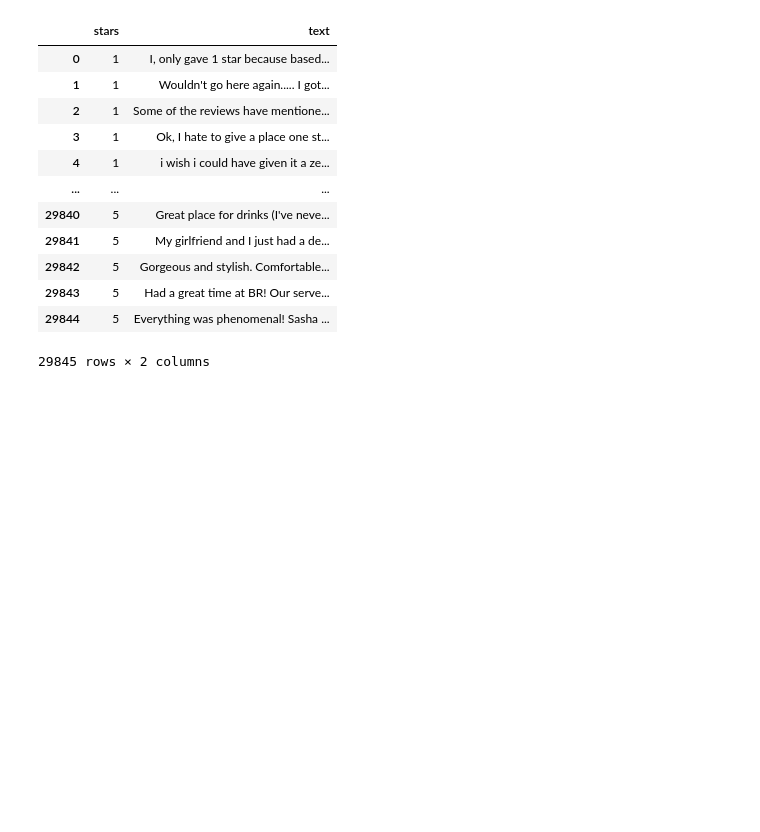
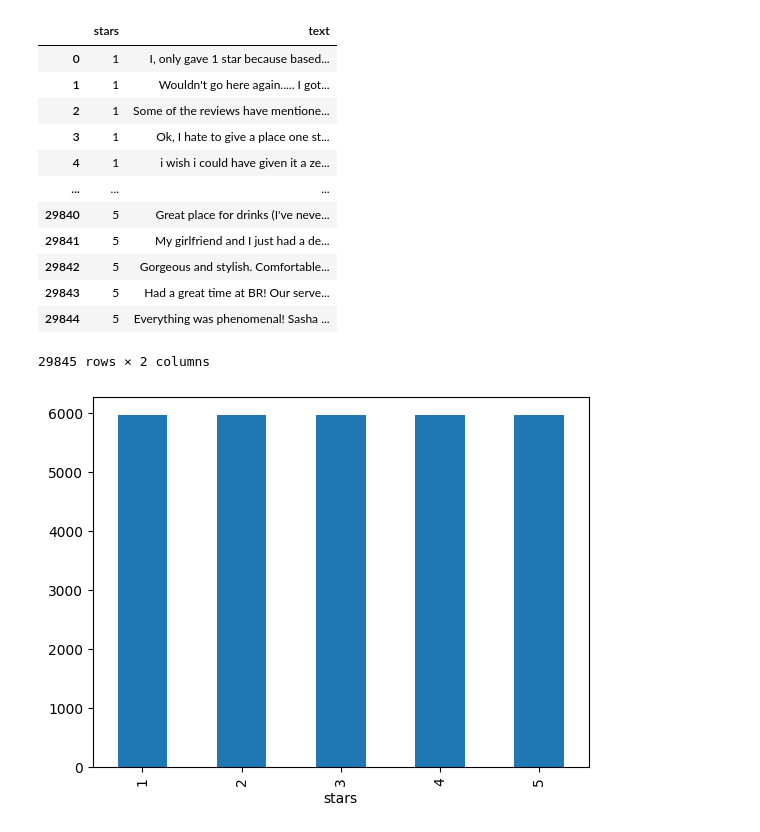
Before and after one commit to lrav35/yelp-review-classification, a Jupyter notebook: notebook-example.ipynb, the cells around one changed output. Cells and saved outputs as stored; diff of their text form; code cells hidden in the pictures; blank space fills up the shorter version.

```diff
--- a/notebook-example.ipynb
+++ b/notebook-example.ipynb
@@ -54,3 +54,9 @@ review_df
 | 29843 | 5 | Had a great time at BR! Our serve... |
 | 29844 | 5 | Everything was phenomenal! Sasha ... |
 29845 rows × 2 columns
+# %%
+# inspect distribution of classes
+review_df['stars'].value_counts().plot(kind='bar')
+plt.show()
+# %% [output]
+[figure, added]
```
Also changed, not shown: parts of 9 cells of this notebook, 1 other file.
